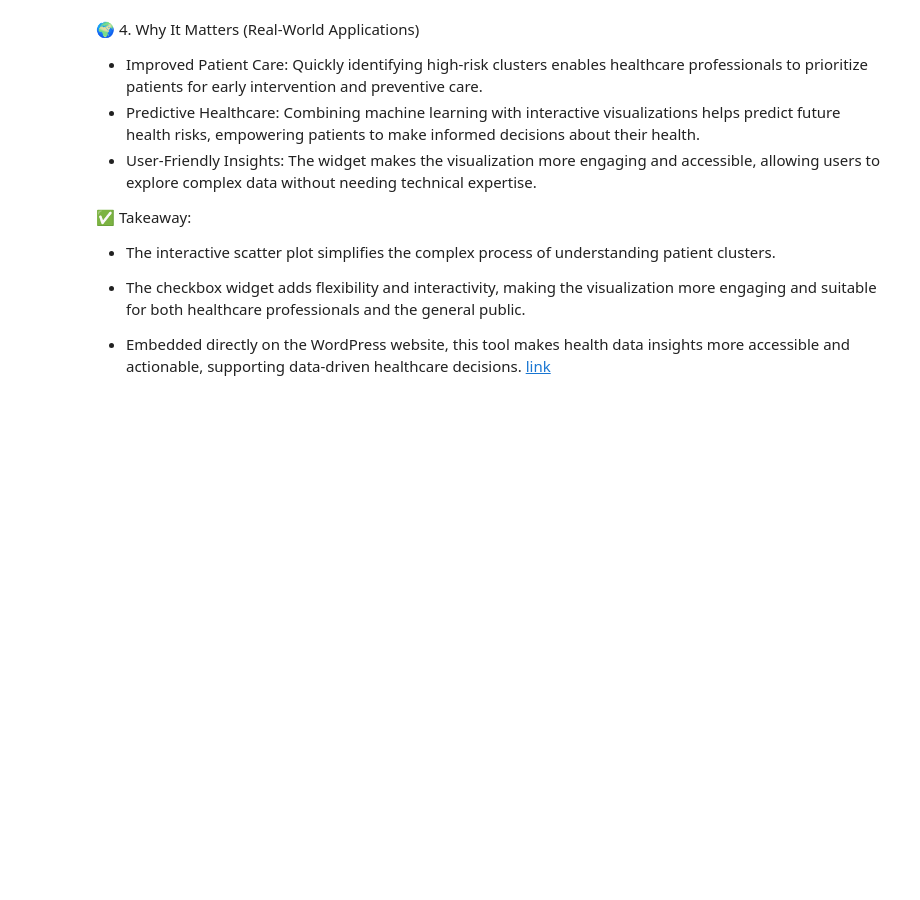
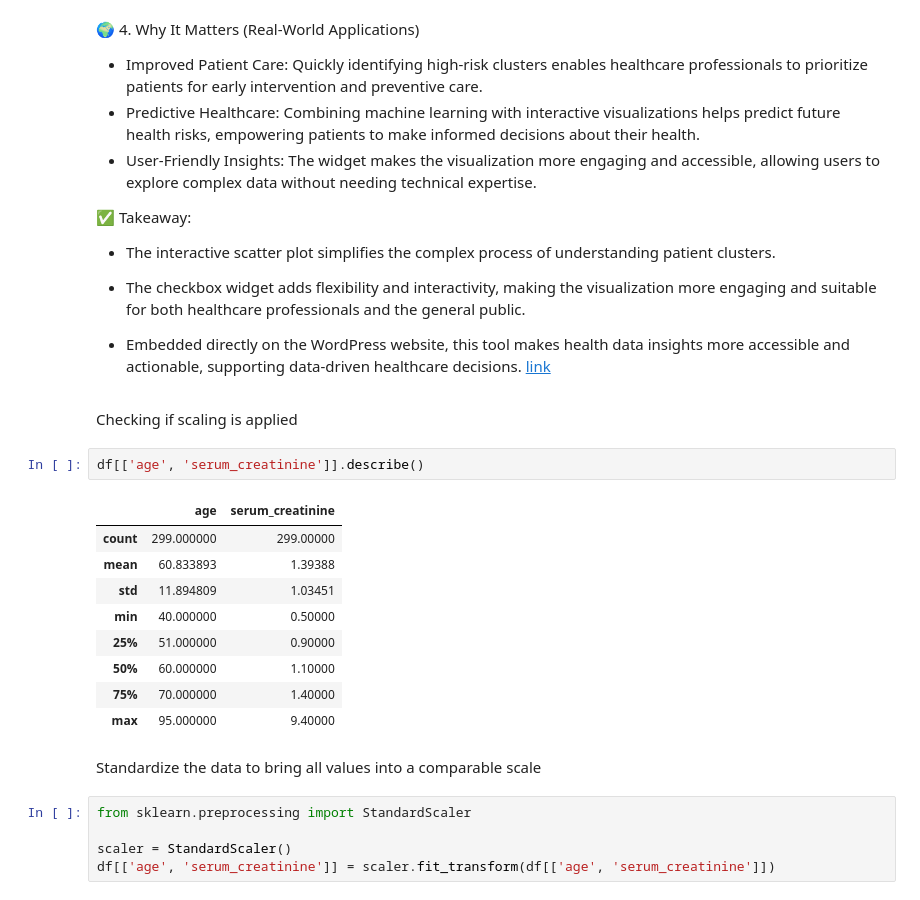
Before and after one commit to zpalevani/Capstone2, a Jupyter notebook: Capstone2.ipynb, the cells around one changed output. Saved outputs shown, nothing was run; the diff lists cells and outputs as text; blank space fills up the shorter version.

```diff
--- a/Capstone2.ipynb
+++ b/Capstone2.ipynb
@@ -848,3 +848,24 @@ The widget makes the visualization more engaging and accessible, allowing users
 *   The checkbox widget adds flexibility and interactivity, making the visualization more engaging and suitable for both healthcare professionals and the general public.
 
 *   Embedded directly on the WordPress website, this tool makes health data insights more accessible and actionable, supporting data-driven healthcare decisions.  [link](https://zarapalevani.com/capston-2-heart-failure-clinical-records/)
+# %% [markdown]
+Checking if scaling is applied
+# %%
+df[['age', 'serum_creatinine']].describe()
+# %% [output]
+|  | age | serum_creatinine |
+| count | 299.000000 | 299.00000 |
+| mean | 60.833893 | 1.39388 |
+| std | 11.894809 | 1.03451 |
+| min | 40.000000 | 0.50000 |
+| 25% | 51.000000 | 0.90000 |
+| 50% | 60.000000 | 1.10000 |
+| 75% | 70.000000 | 1.40000 |
+| max | 95.000000 | 9.40000 |
+# %% [markdown]
+Standardize the data to bring all values into a comparable scale
+# %%
+from sklearn.preprocessing import StandardScaler
+
+scaler = StandardScaler()
+df[['age', 'serum_creatinine']] = scaler.fit_transform(df[['age', 'serum_creatinine']])
```
Also changed, not shown: parts of 15 cells of this notebook.
